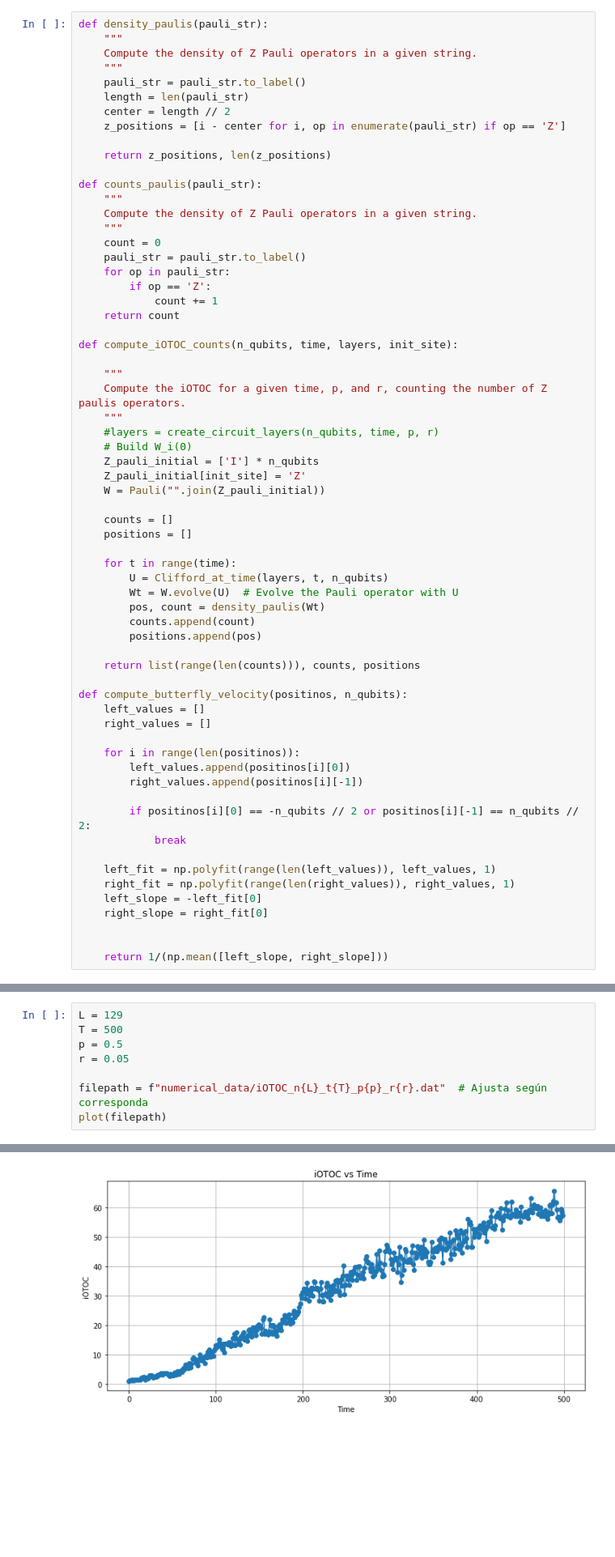
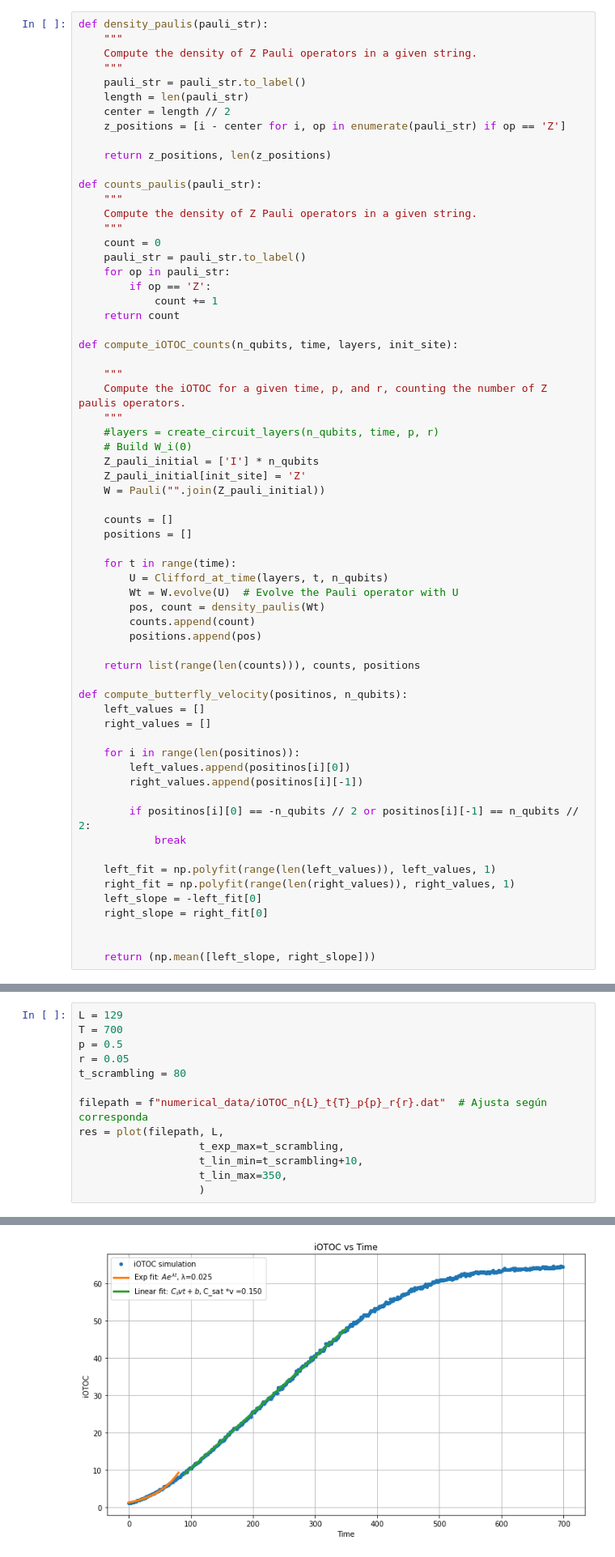
Before and after one commit to PiPevafo/OTOCs-Random-Circuits, a Jupyter notebook: scrambling_random_clifford.ipynb, the cells around one changed output, grey strips where cells are left out. Shown at 81% size. Drawn from its saved outputs; the diff is of its cells as text; blank space fills up the shorter version.

```diff
--- a/scrambling_random_clifford.ipynb
+++ b/scrambling_random_clifford.ipynb
@@ -207,7 +208,7 @@ def compute_butterfly_velocity(positinos, n_qubits):
     right_slope = right_fit[0]
 
 
-    return 1/(np.mean([left_slope, right_slope]))
+    return (np.mean([left_slope, right_slope]))
 # %%
 import time
 
@@ -506,9 +546,14 @@ Execution time for compute all iOTOC_counts: 208.8708 seconds
 # %%
 L = 129
-T = 500
+T = 700
 p = 0.5
 r = 0.05
+t_scrambling = 80
 
 filepath = f"numerical_data/iOTOC_n{L}_t{T}_p{p}_r{r}.dat"  # Ajusta según corresponda
-plot(filepath)
+res = plot(filepath, L,
+                   t_exp_max=t_scrambling,
+                   t_lin_min=t_scrambling+10,
+                   t_lin_max=350,
+                   )
 # %% [output]
@@ -516 +563 @@ Butterfly velocity:  0.22266048912022463
-[figure, old version]
+[figure, new version]
```
Also changed, not shown: parts of 12 cells of this notebook, 2 other files.
